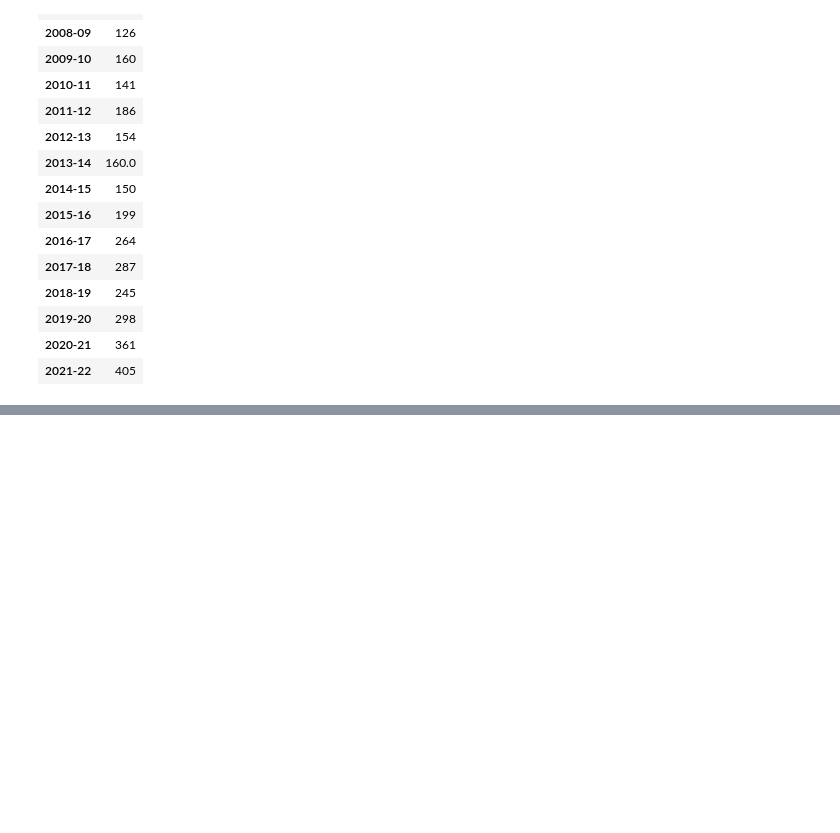
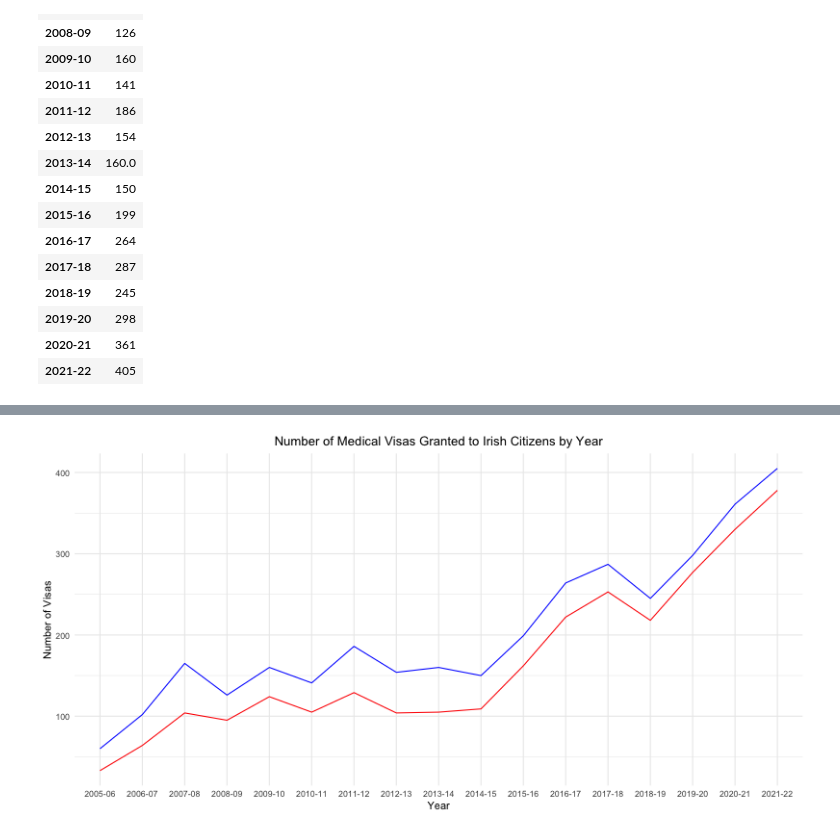
Before and after one commit to kellywaldro/medical_emigration, a Jupyter notebook: plotting.ipynb, the cells around one changed output, grey strips where cells are left out. Cells and saved outputs as stored; diff of their text form; code cells hidden in the pictures; blank space fills up the shorter version.

Commit message:
added data analysis

```diff
--- a/plotting.ipynb
+++ b/plotting.ipynb
@@ -300,0 +422,4 @@ df = df.rename(columns={0: "Count"})
+# %%
+%%R
+
+df <- read_csv("./data/all_visas_cleaned.csv")
@@ -300,0 +437,13 @@ df = df.rename(columns={0: "Count"})
+# %%
+%%R -w 800 -h 400
+
+# plot a line chart with one line for all visas and one line for 20s visas and the year as the x axis
+df %>%
+    ggplot(aes(x=year, y=all_visas, group=1)) +
+    geom_line(color="blue") +
+    geom_line(aes(y=visas_20s), color="red") +
+    labs(title="Number of Medical Visas Granted to Irish Citizens by Year", x="Year", y="Number of Visas") +
+    theme_minimal() +
+    theme(plot.title = element_text(hjust = 0.5))
+# %% [output]
+[figure, added]
```
Also changed, not shown: parts of 31 cells of this notebook, 2 other files.
